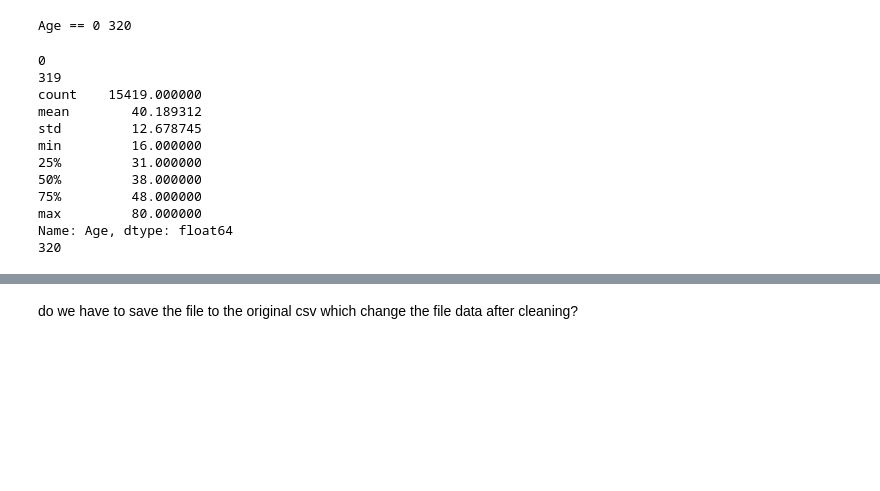
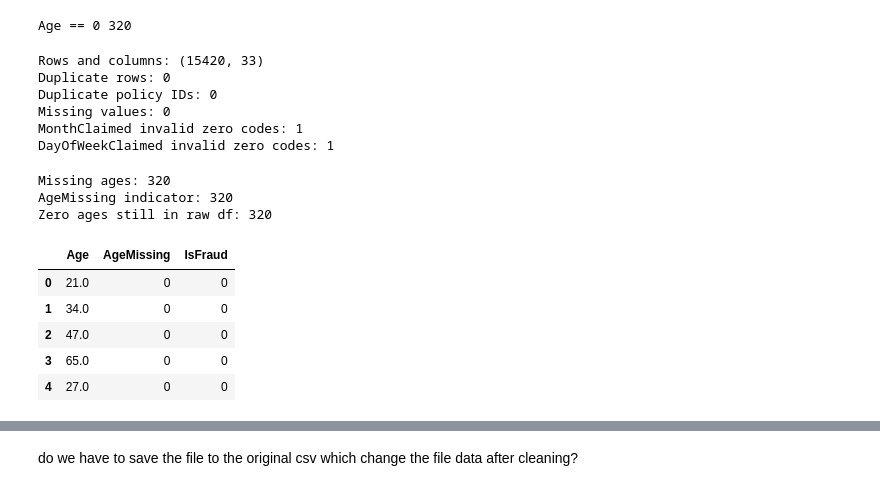
Before and after one commit to Break-Through-Tech/LexisNexis-1B-detecting-fraudulent-insurance-claims, a Jupyter notebook: notebooks/data_analysis.ipynb, the cells around one changed output, grey strips where cells are left out. Saved outputs shown, nothing was run; the diff lists cells and outputs as text; code cells hidden in the pictures; blank space fills up the shorter version.

Commit message:
reclean the data

```diff
--- a/notebooks/data_analysis.ipynb
+++ b/notebooks/data_analysis.ipynb
@@ -4,7 +4,7 @@ import numpy as np
 import matplotlib.pyplot as plt
 import seaborn as sns
 # %%
-df = pd.read_csv("fraud_oracle_raw.csv")
+df = pd.read_csv("fraud_oracle_raw.csv", keep_default_na=False, na_values=[""])
 # %%
 df.head()
 # %% [output]
@@ -116,27 +110,51 @@ df_copy = df_copy[df_copy['DayOfWeekClaimed'] != '0'].reset_index(drop=True)
-# %%
-df_copy['age_was_missing'] = df_copy['Age'] == 0
-df_copy.loc[df_copy['Age']==0, 'Age'] = 16
-# minimum driving age
-
-# check
-print((df_copy['Age']==0).sum())          # should be 0 now
-print(df_copy['age_was_missing'].sum())   # should be 320
-print(df_copy['Age'].describe())          # min should now be 16, not 0
-
-# make sure df never changed
-print((df['Age'] == 0).sum())
-# %% [output]
-0
-319
-count    15419.000000
-mean        40.189312
-std         12.678745
-min         16.000000
-25%         31.000000
-50%         38.000000
-75%         48.000000
-max         80.000000
-Name: Age, dtype: float64
-320
+# %%
+print("Rows and columns:", df.shape)
+print("Duplicate rows:", df.duplicated().sum()) #find how much the duplicate rows is
+print("Duplicate policy IDs:", df["PolicyNumber"].duplicated().sum()) #find the duplicate info from the policy data
+print("Missing values:", df.isna().sum().sum()) #checking if there any missing value
+for column in ["MonthClaimed", "DayOfWeekClaimed"]:
+    print(column, "invalid zero codes:", df[column].isin(["0", 0]).sum())
+# %% [output]
+Rows and columns: (15420, 33)
+Duplicate rows: 0
+Duplicate policy IDs: 0
+Missing values: 0
+MonthClaimed invalid zero codes: 1
+DayOfWeekClaimed invalid zero codes: 1
+# %%
+df_copy = df.copy()
+
+#addressing the missing spelling branch because this could possibly affect the duplicate result
+df_copy["Make"] = df_copy["Make"].replace({
+    "Accura": "Acura", "Mecedes": "Mercedes",
+    "Nisson": "Nissan", "Porche": "Porsche"
+})
+
+#reseting the index and replace it with 0 as in dropping the row so it wont affect the training model result
+for column in ["MonthClaimed", "DayOfWeekClaimed"]:
+    df_copy[column] = df_copy[column].replace({"0": np.nan, 0: np.nan})
+# %%
+#instead of replace the age with 0 --> we preserve it and mark it as missing age instead
+df_copy["AgeMissing"] = (df_copy["Age"].eq(0) | df_copy["Age"].isna()).astype(int)
+df_copy["Age"] = df_copy["Age"].replace(0, np.nan)
+
+#rename the column to IsFraud for better pattern dectection
+df_copy = df_copy.rename(columns={"FraudFound_P": "IsFraud"})
+
+#recheck if all variable clean correctly
+print("Missing ages:", df_copy["Age"].isna().sum())
+print("AgeMissing indicator:", df_copy["AgeMissing"].sum())
+print("Zero ages still in raw df:", df["Age"].eq(0).sum())
+df_copy[["Age", "AgeMissing", "IsFraud"]].head()
+# %% [output]
+Missing ages: 320
+AgeMissing indicator: 320
+Zero ages still in raw df: 320
+|  | Age | AgeMissing | IsFraud |
+| 0 | 21.0 | 0 | 0 |
+| 1 | 34.0 | 0 | 0 |
+| 2 | 47.0 | 0 | 0 |
+| 3 | 65.0 | 0 | 0 |
+| 4 | 27.0 | 0 | 0 |
 # %%
 # final checks before feature selection
```
Also changed, not shown: parts of 4 cells of this notebook.
